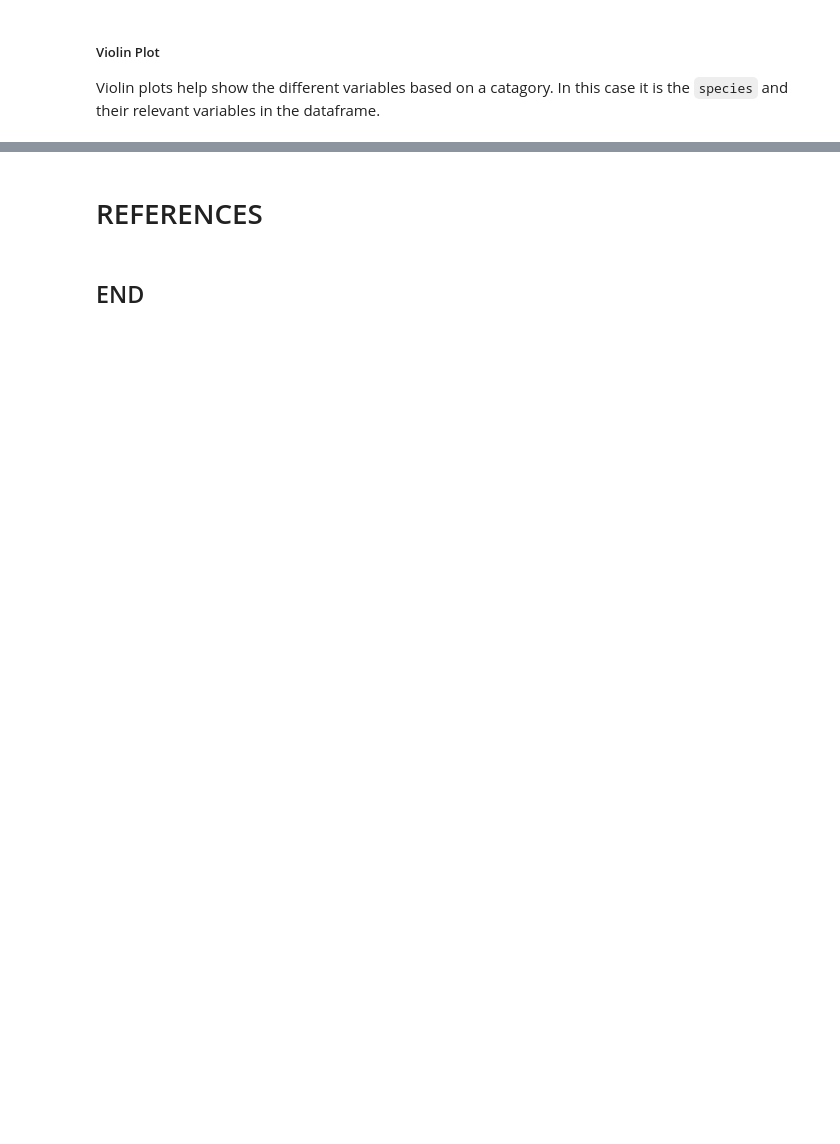
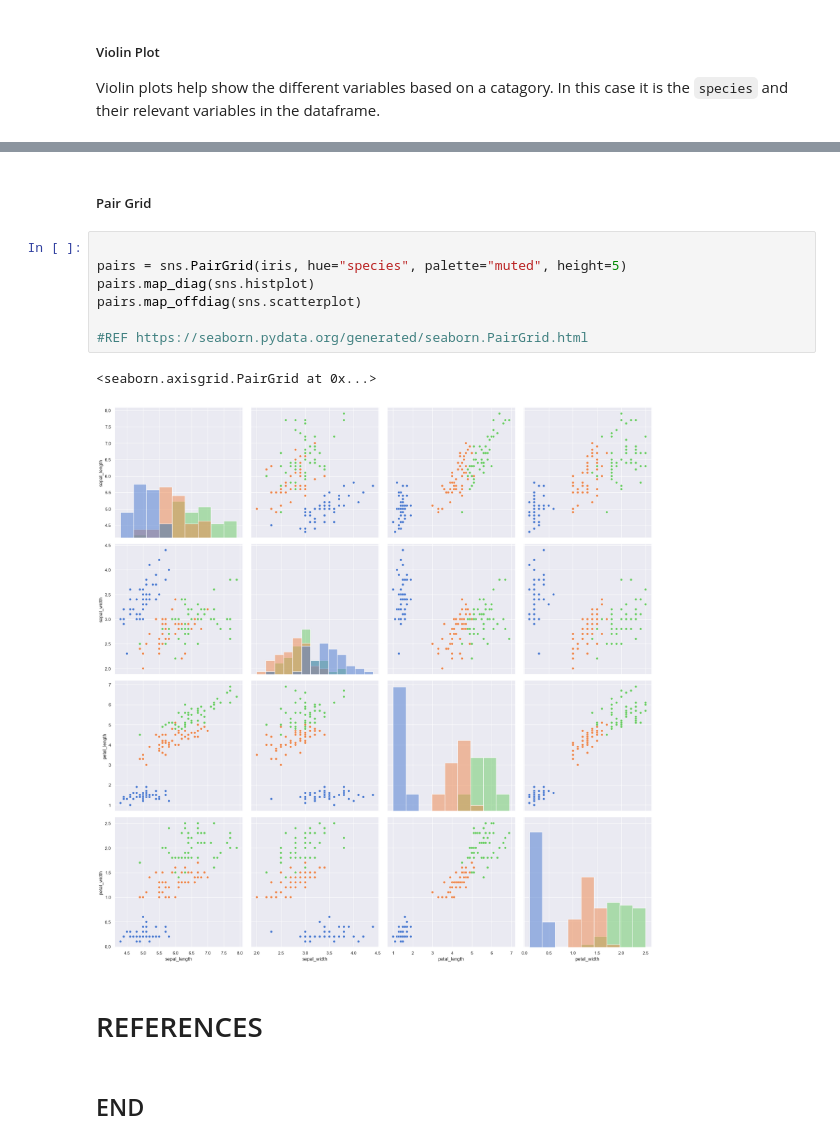
Before and after one commit to rebhanqui/data_funds, a Jupyter notebook: Project/project.ipynb, the cells around one changed output, grey strips where cells are left out. Cells and saved outputs as stored; diff of their text form; blank space fills up the shorter version.

Commit message:
PairGrid added

```diff
--- a/Project/project.ipynb
+++ b/Project/project.ipynb
@@ -175,3 +211,15 @@ plt.close()
+# %% [markdown]
+##### Pair Grid
+# %%
+
+pairs = sns.PairGrid(iris, hue="species", palette="muted", height=5)
+pairs.map_diag(sns.histplot)
+pairs.map_offdiag(sns.scatterplot)
+
+#REF https://seaborn.pydata.org/generated/seaborn.PairGrid.html
+# %% [output]
+<seaborn.axisgrid.PairGrid at 0x...>
+[figure, added]
 # %% [markdown]
 # REFERENCES
 
```
Also changed, not shown: parts of 5 cells of this notebook, 14 other files.
